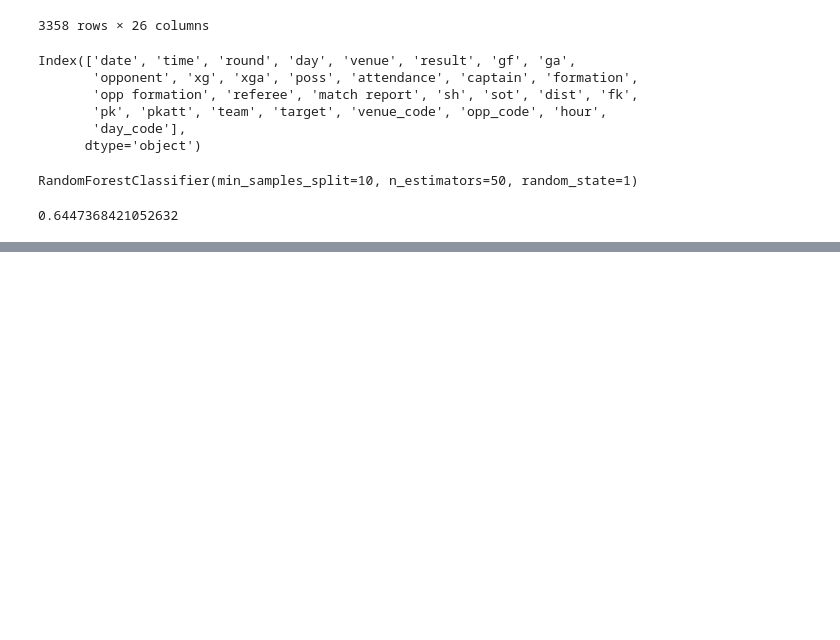
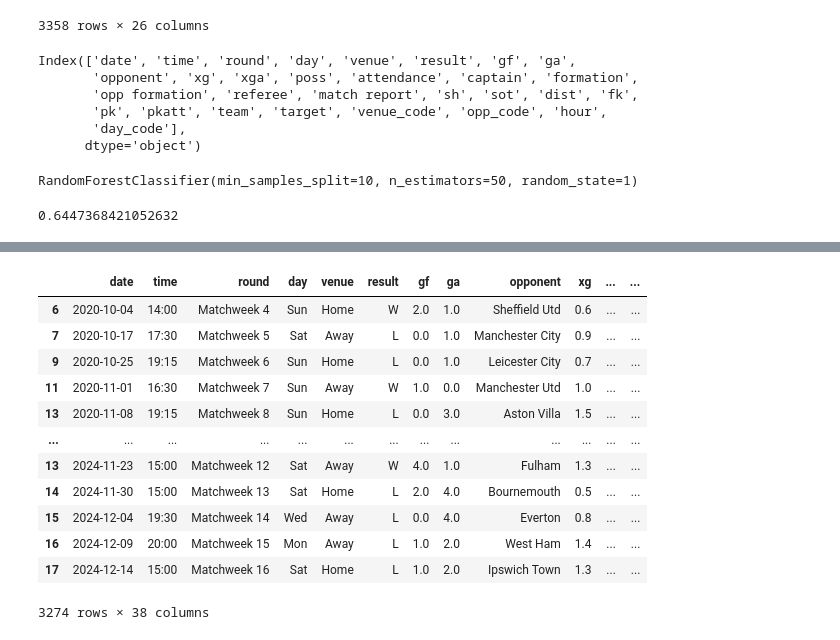
Before and after one commit to muhammadadeel22/Premier-League-Football-Prediction, a Jupyter notebook: EPL_Prediction.ipynb, the cells around one changed output, grey strips where cells are left out. Drawn from its saved outputs; the diff is of its cells as text; code cells hidden in the pictures; blank space fills up the shorter version.

```diff
--- a/EPL_Prediction.ipynb
+++ b/EPL_Prediction.ipynb
@@ -173,0 +238,18 @@ accuracy
+# %%
+matches_rolling = matches_rolling.droplevel('team')
+# %%
+matches_rolling
+# %% [output]
+|  | date | time | round | day | venue | result | gf | ga | opponent | xg | ... | ... |
+| 6 | 2020-10-04 | 14:00 | Matchweek 4 | Sun | Home | W | 2.0 | 1.0 | Sheffield Utd | 0.6 | ... | ... |
+| 7 | 2020-10-17 | 17:30 | Matchweek 5 | Sat | Away | L | 0.0 | 1.0 | Manchester City | 0.9 | ... | ... |
+| 9 | 2020-10-25 | 19:15 | Matchweek 6 | Sun | Home | L | 0.0 | 1.0 | Leicester City | 0.7 | ... | ... |
+| 11 | 2020-11-01 | 16:30 | Matchweek 7 | Sun | Away | W | 1.0 | 0.0 | Manchester Utd | 1.0 | ... | ... |
+| 13 | 2020-11-08 | 19:15 | Matchweek 8 | Sun | Home | L | 0.0 | 3.0 | Aston Villa | 1.5 | ... | ... |
+| ... | ... | ... | ... | ... | ... | ... | ... | ... | ... | ... | ... | ... |
+| 13 | 2024-11-23 | 15:00 | Matchweek 12 | Sat | Away | W | 4.0 | 1.0 | Fulham | 1.3 | ... | ... |
+| 14 | 2024-11-30 | 15:00 | Matchweek 13 | Sat | Home | L | 2.0 | 4.0 | Bournemouth | 0.5 | ... | ... |
+| 15 | 2024-12-04 | 19:30 | Matchweek 14 | Wed | Away | L | 0.0 | 4.0 | Everton | 0.8 | ... | ... |
+| 16 | 2024-12-09 | 20:00 | Matchweek 15 | Mon | Away | L | 1.0 | 2.0 | West Ham | 1.4 | ... | ... |
+| 17 | 2024-12-14 | 15:00 | Matchweek 16 | Sat | Home | L | 1.0 | 2.0 | Ipswich Town | 1.3 | ... | ... |
+3274 rows × 38 columns
```
Also changed, not shown: parts of 10 cells of this notebook.
